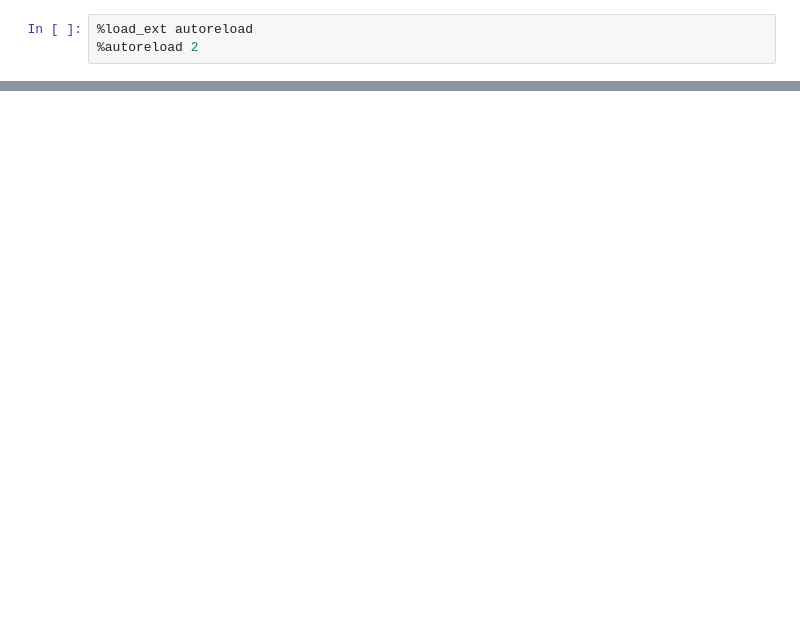
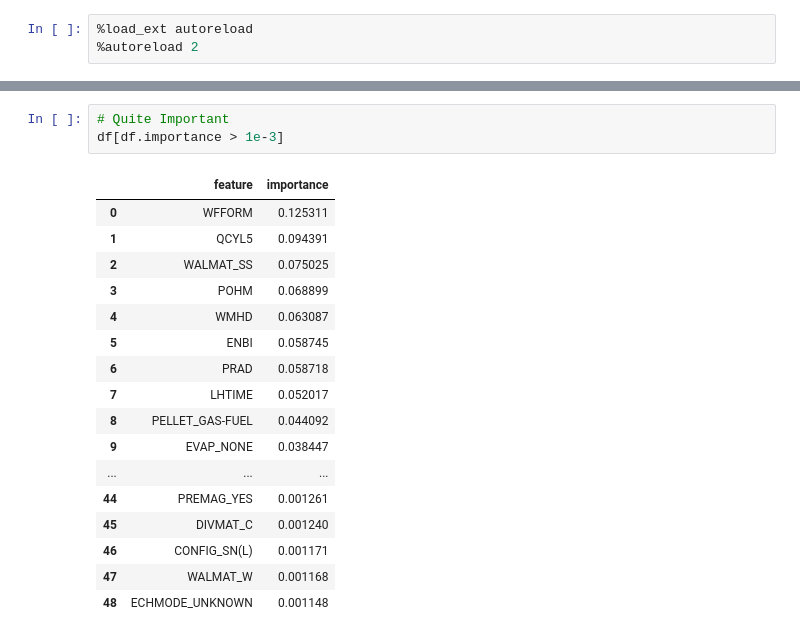
Before and after one commit to Chinnasf/FUSION-EP-Master-Thesis, a Jupyter notebook: Classification/RF.ipynb, the cells around one changed output, grey strips where cells are left out. Saved outputs shown, nothing was run; the diff lists cells and outputs as text; blank space fills up the shorter version.

```diff
--- a/Classification/RF.ipynb
+++ b/Classification/RF.ipynb
@@ -211,0 +237,21 @@ Primero, me puse a contar la presencia de todos los IDs en la parte baja de la c
+# %%
+# Quite Important
+df[df.importance > 1e-3]
+# %% [output]
+|  | feature | importance |
+| 0 | WFFORM | 0.125311 |
+| 1 | QCYL5 | 0.094391 |
+| 2 | WALMAT_SS | 0.075025 |
+| 3 | POHM | 0.068899 |
+| 4 | WMHD | 0.063087 |
+| 5 | ENBI | 0.058745 |
+| 6 | PRAD | 0.058718 |
+| 7 | LHTIME | 0.052017 |
+| 8 | PELLET_GAS-FUEL | 0.044092 |
+| 9 | EVAP_NONE | 0.038447 |
+| ... | ... | ... |
+| 44 | PREMAG_YES | 0.001261 |
+| 45 | DIVMAT_C | 0.001240 |
+| 46 | CONFIG_SN(L) | 0.001171 |
+| 47 | WALMAT_W | 0.001168 |
+| 48 | ECHMODE_UNKNOWN | 0.001148 |
```
Also changed, not shown: parts of 35 cells of this notebook, 4 other files.
